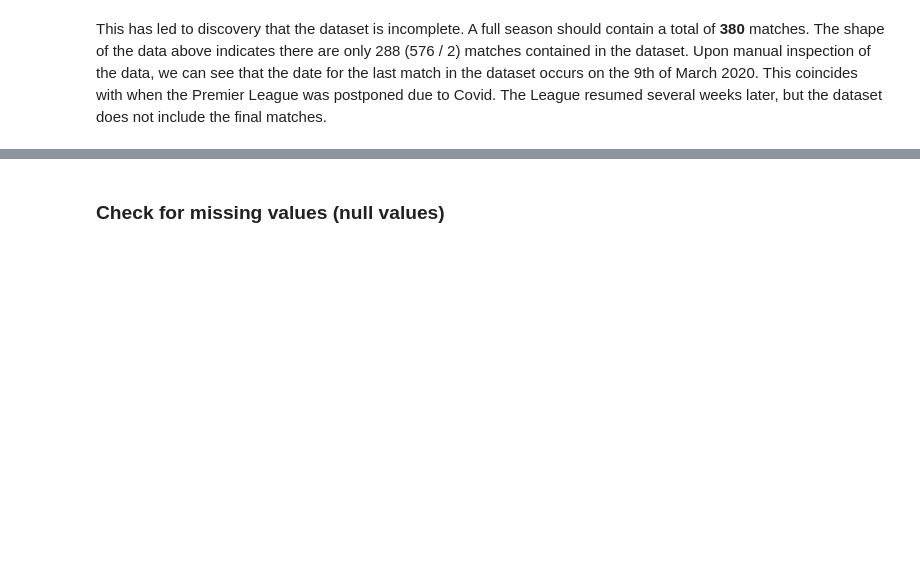
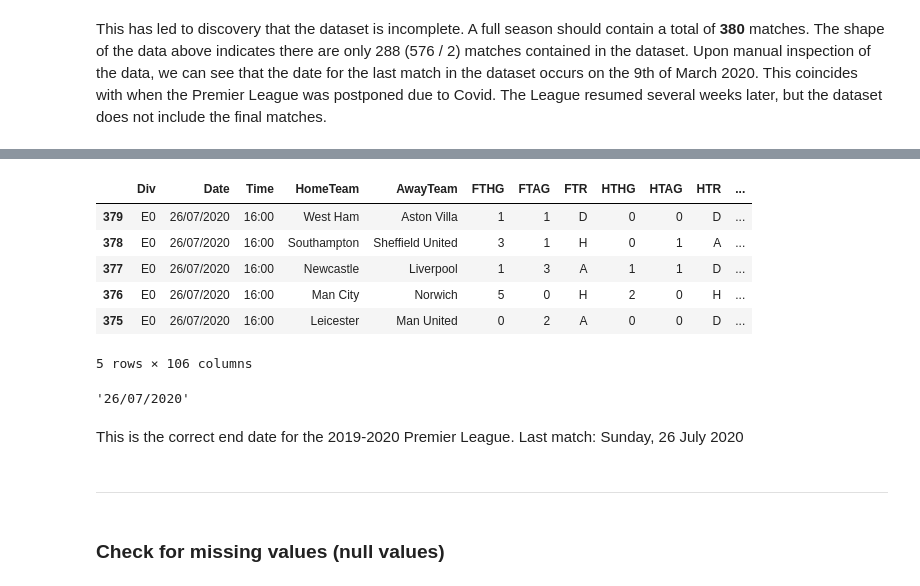
Before and after one commit to CharlesPeterMcCarthy/english-premier-league-2019-2020-statistical-analysis, a Jupyter notebook: epl-2019-2020.ipynb, the cells around one changed output, grey strips where cells are left out. Drawn from its saved outputs; the diff is of its cells as text; code cells hidden in the pictures; blank space fills up the shorter version.

```diff
--- a/epl-2019-2020.ipynb
+++ b/epl-2019-2020.ipynb
@@ -63,3 +95,21 @@ Upon manual inspection of the data, we can see that the date for the last match
+# %%
+matches_df.iloc[::-1].head()
+# %% [output]
+|  | Div | Date | Time | HomeTeam | AwayTeam | FTHG | FTAG | FTR | HTHG | HTAG | HTR | ... |
+| 379 | E0 | 26/07/2020 | 16:00 | West Ham | Aston Villa | 1 | 1 | D | 0 | 0 | D | ... |
+| 378 | E0 | 26/07/2020 | 16:00 | Southampton | Sheffield United | 3 | 1 | H | 0 | 1 | A | ... |
+| 377 | E0 | 26/07/2020 | 16:00 | Newcastle | Liverpool | 1 | 3 | A | 1 | 1 | D | ... |
+| 376 | E0 | 26/07/2020 | 16:00 | Man City | Norwich | 5 | 0 | H | 2 | 0 | H | ... |
+| 375 | E0 | 26/07/2020 | 16:00 | Leicester | Man United | 0 | 2 | A | 0 | 0 | D | ... |
+5 rows × 106 columns
+# %%
+matches_df.iloc[-1].Date
+# %% [output]
+'26/07/2020'
+# %% [markdown]
+This is the correct end date for the 2019-2020 Premier League. Last match: Sunday, 26 July 2020
+# %% [markdown]
+---
 # %% [markdown]
 ### Check for missing values (null values)
 # %% [markdown]
```
Also changed, not shown: parts of 19 cells of this notebook.
